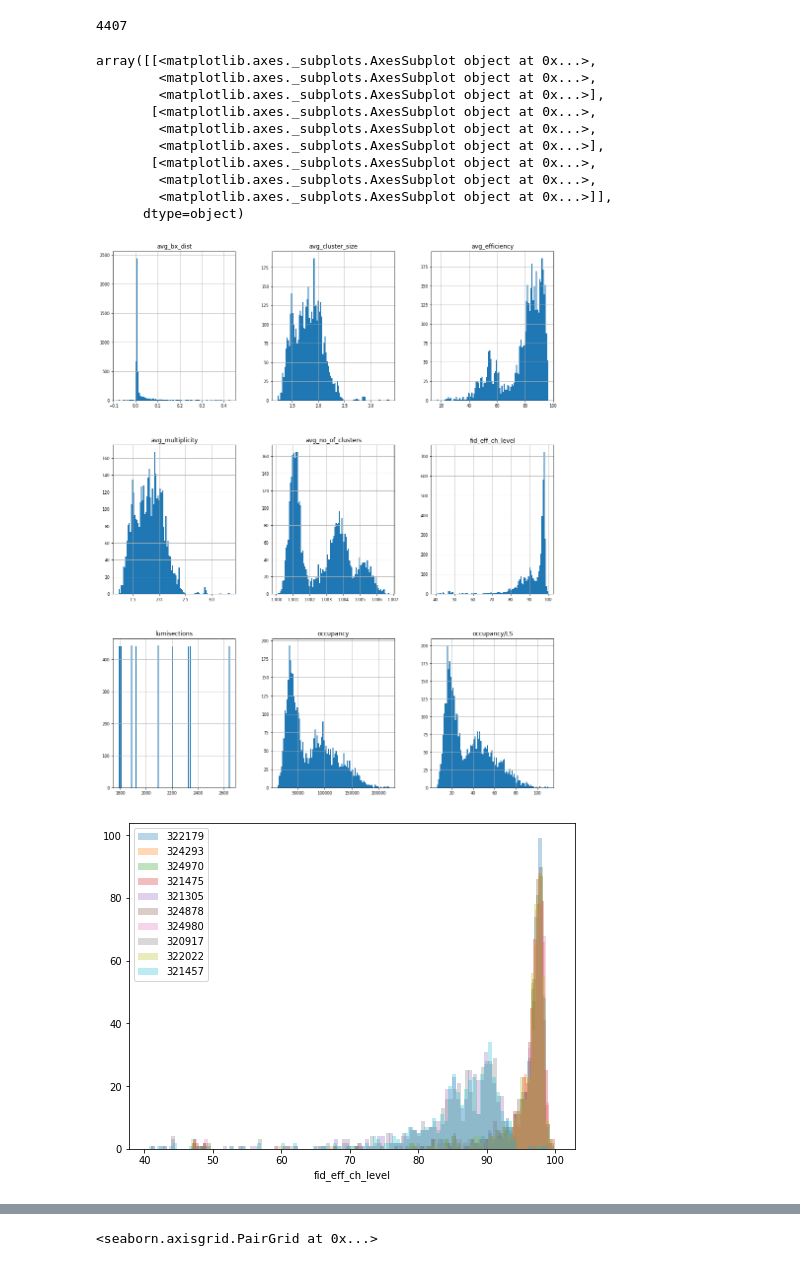
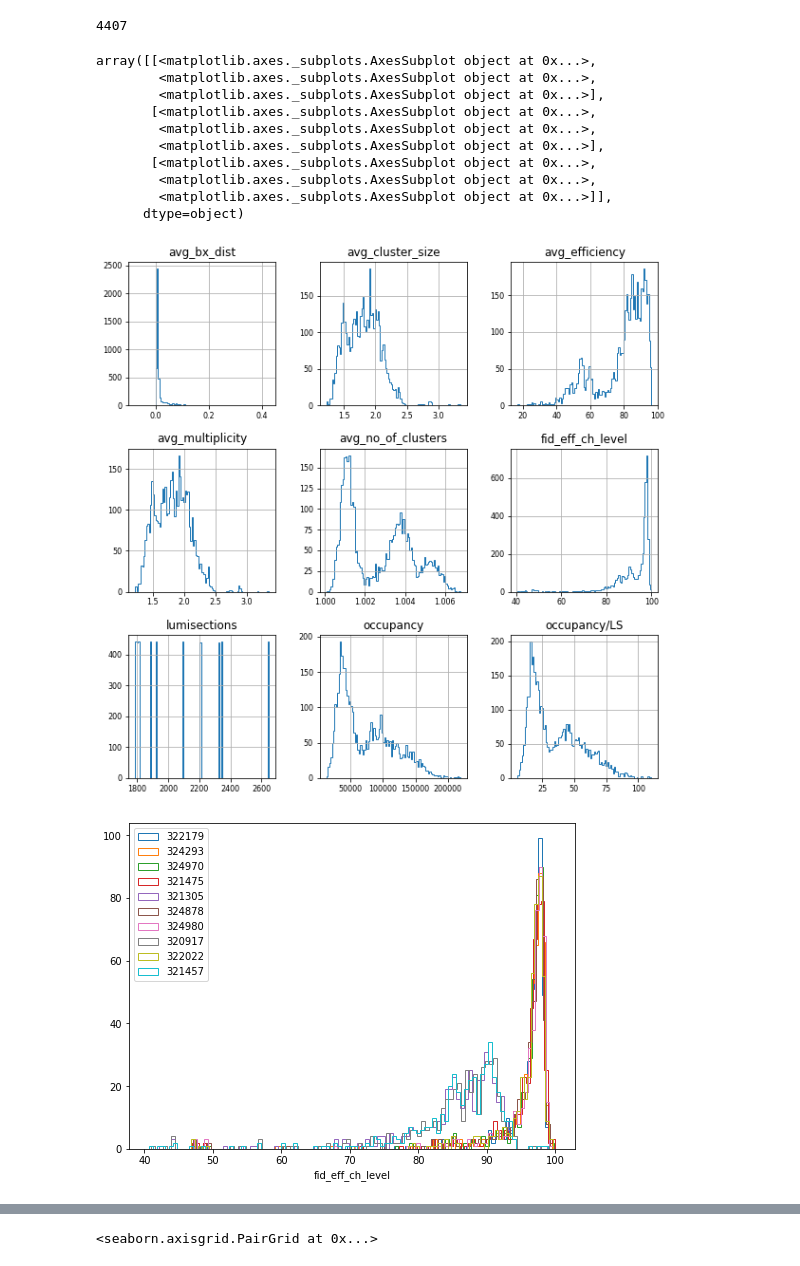
Before and after one commit to mikasmichelevicius/CMS_RPC_efficiency, a Jupyter notebook: EDA_Collisions.ipynb, the cells around one changed output, grey strips where cells are left out. Cells and saved outputs as stored; diff of their text form; code cells hidden in the pictures.

```diff
--- a/EDA_Collisions.ipynb
+++ b/EDA_Collisions.ipynb
@@ -15,10 +15,11 @@ list_of_df = []
 for col_run in col_dirs:
     list_of_df.append(pd.read_csv('Collisions/'+col_run+'/'+col_run+'_final.csv'))
 
-df = pd.concat(list_of_df)
+collision_data = pd.concat(list_of_df)
 # %% [output]
 ['322179', '324293', '324970', '321475', '321305', '324878', '324980', '320917', '322022', '321457']
 # %%
+df = collision_data
 df['occupancy/LS'] = df['occupancy'] / df['lumisections']
 df = df.reset_index(drop=True)
 df.describe()
@@ -80,34 +81,38 @@ df.shape[0]
 # %%
 # from the lumisction histogram it can be concluded that number
 # of zero fid-eff chambers are almost the same for each run.
 df_hist = df
 df_hist = df_hist.drop(['run', 'chamber', 'wheel', 'sector', 'station', 'type'], axis=1)
-df_hist.hist(figsize=(16, 20), bins=100, xlabelsize=8, ylabelsize=8)
+df_hist.hist(figsize=(10, 10), bins=100, xlabelsize=8, ylabelsize=8, histtype = 'step')
+# plt.savefig('/Users/erfan/Desktop/hist_all.pdf')
 # %% [output]
 array([[<matplotlib.axes._subplots.AxesSubplot object at 0x...>,
         <matplotlib.axes._subplots.AxesSubplot object at 0x...>,
         <matplotlib.axes._subplots.AxesSubplot object at 0x...>],
        [<matplotlib.axes._subplots.AxesSubplot object at 0x...>,
         <matplotlib.axes._subplots.AxesSubplot object at 0x...>,
         <matplotlib.axes._subplots.AxesSubplot object at 0x...>],
        [<matplotlib.axes._subplots.AxesSubplot object at 0x...>,
         <matplotlib.axes._subplots.AxesSubplot object at 0x...>,
         <matplotlib.axes._subplots.AxesSubplot object at 0x...>]],
       dtype=object)
-[figure, old version]
+[figure, new version]
 # %%
 # checking the origin of picks in 'fid_eff_ch_level' and find out if they are
 # related to separate Runs.
-df_pick = df[['fid_eff_ch_level', 'run']]
+# avg_no_of_clusters  'fid_eff_ch_level' 'avg_efficiency'
+name = 'fid_eff_ch_level'
+df_pick = df[[name, 'run']]
 plt.figure(figsize=(8, 6))
 for col_run in col_dirs:
     n = int(col_run)
     df_pick_s = df_pick[df_pick['run'] == n]
-    plt.hist(df_pick_s['fid_eff_ch_level'], bins = 100, alpha=0.3, label= col_run)
+    plt.hist(df_pick_s[name], bins = 100, alpha=1, label= col_run, histtype = 'step')
 
-plt.xlabel('fid_eff_ch_level')
+plt.xlabel(name)
 plt.legend(loc='upper left')
+# plt.savefig('/Users/erfan/Desktop/fid_eff_runs.pdf')
 plt.show()
 # %% [output]
-[figure, old version]
+[figure, new version]
 # %%
```
Also changed, not shown: parts of 13 cells of this notebook, 2 other files.
